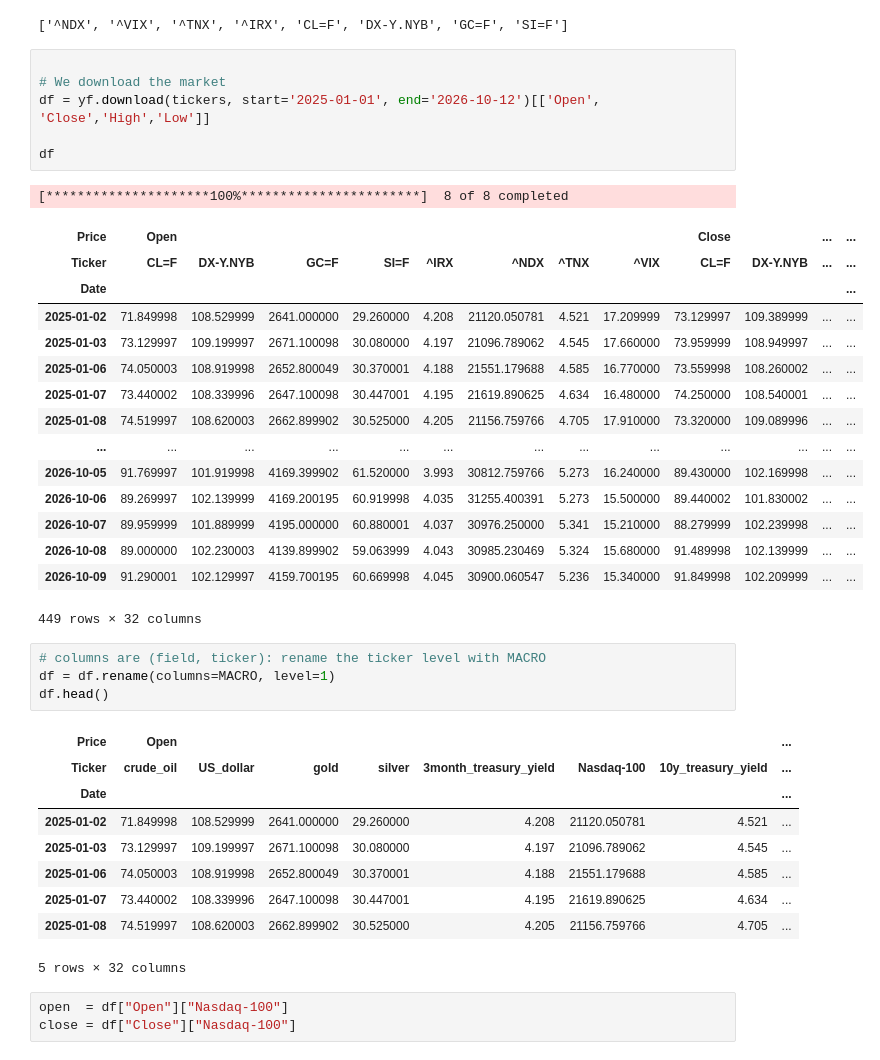
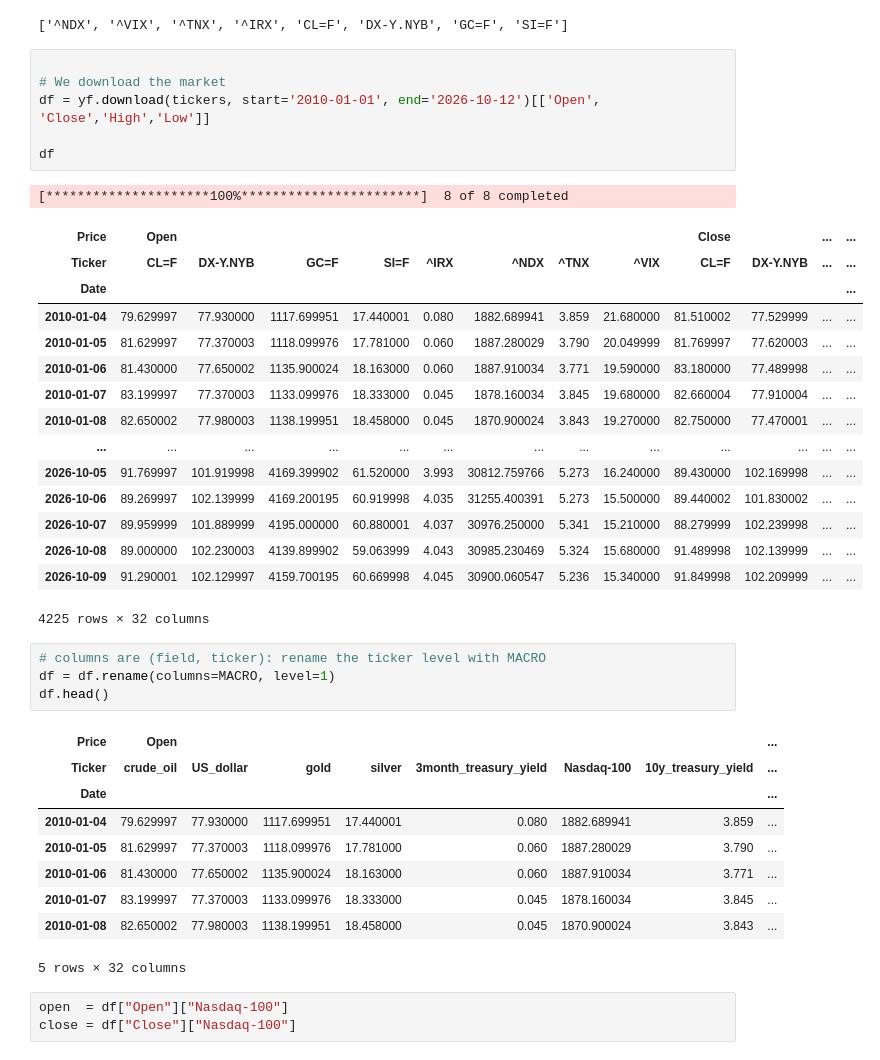
Before and after one commit to SamuAP19/NASDAQ_Prediction-Project, a Jupyter notebook: Df_cleaning.ipynb, the cells around one changed output. Saved outputs shown, nothing was run; the diff lists cells and outputs as text.

```diff
--- a/Df_cleaning.ipynb
+++ b/Df_cleaning.ipynb
@@ -21,26 +21,26 @@ print(tickers)
 # %%
 
 # We download the market
-df = yf.download(tickers, start='2025-01-01', end='2026-10-12')[['Open', 'Close','High','Low']]
+df = yf.download(tickers, start='2010-01-01', end='2026-10-12')[['Open', 'Close','High','Low']]
 
 df
 # %% [output]
 [*********************100%***********************]  8 of 8 completed
 | Price | Open |  |  |  |  |  |  |  | Close |  | ... | ... |
 | Ticker | CL=F | DX-Y.NYB | GC=F | SI=F | ^IRX | ^NDX | ^TNX | ^VIX | CL=F | DX-Y.NYB | ... | ... |
 | Date |  |  |  |  |  |  |  |  |  |  |  | ... |
-| 2025-01-02 | 71.849998 | 108.529999 | 2641.000000 | 29.260000 | 4.208 | 21120.050781 | 4.521 | 17.209999 | 73.129997 | 109.389999 | ... | ... |
-| 2025-01-03 | 73.129997 | 109.199997 | 2671.100098 | 30.080000 | 4.197 | 21096.789062 | 4.545 | 17.660000 | 73.959999 | 108.949997 | ... | ... |
-| 2025-01-06 | 74.050003 | 108.919998 | 2652.800049 | 30.370001 | 4.188 | 21551.179688 | 4.585 | 16.770000 | 73.559998 | 108.260002 | ... | ... |
-| 2025-01-07 | 73.440002 | 108.339996 | 2647.100098 | 30.447001 | 4.195 | 21619.890625 | 4.634 | 16.480000 | 74.250000 | 108.540001 | ... | ... |
-| 2025-01-08 | 74.519997 | 108.620003 | 2662.899902 | 30.525000 | 4.205 | 21156.759766 | 4.705 | 17.910000 | 73.320000 | 109.089996 | ... | ... |
+| 2010-01-04 | 79.629997 | 77.930000 | 1117.699951 | 17.440001 | 0.080 | 1882.689941 | 3.859 | 21.680000 | 81.510002 | 77.529999 | ... | ... |
+| 2010-01-05 | 81.629997 | 77.370003 | 1118.099976 | 17.781000 | 0.060 | 1887.280029 | 3.790 | 20.049999 | 81.769997 | 77.620003 | ... | ... |
+| 2010-01-06 | 81.430000 | 77.650002 | 1135.900024 | 18.163000 | 0.060 | 1887.910034 | 3.771 | 19.590000 | 83.180000 | 77.489998 | ... | ... |
+| 2010-01-07 | 83.199997 | 77.370003 | 1133.099976 | 18.333000 | 0.045 | 1878.160034 | 3.845 | 19.680000 | 82.660004 | 77.910004 | ... | ... |
+| 2010-01-08 | 82.650002 | 77.980003 | 1138.199951 | 18.458000 | 0.045 | 1870.900024 | 3.843 | 19.270000 | 82.750000 | 77.470001 | ... | ... |
 | ... | ... | ... | ... | ... | ... | ... | ... | ... | ... | ... | ... | ... |
 | 2026-10-05 | 91.769997 | 101.919998 | 4169.399902 | 61.520000 | 3.993 | 30812.759766 | 5.273 | 16.240000 | 89.430000 | 102.169998 | ... | ... |
 | 2026-10-06 | 89.269997 | 102.139999 | 4169.200195 | 60.919998 | 4.035 | 31255.400391 | 5.273 | 15.500000 | 89.440002 | 101.830002 | ... | ... |
 | 2026-10-07 | 89.959999 | 101.889999 | 4195.000000 | 60.880001 | 4.037 | 30976.250000 | 5.341 | 15.210000 | 88.279999 | 102.239998 | ... | ... |
 | 2026-10-08 | 89.000000 | 102.230003 | 4139.899902 | 59.063999 | 4.043 | 30985.230469 | 5.324 | 15.680000 | 91.489998 | 102.139999 | ... | ... |
 | 2026-10-09 | 91.290001 | 102.129997 | 4159.700195 | 60.669998 | 4.045 | 30900.060547 | 5.236 | 15.340000 | 91.849998 | 102.209999 | ... | ... |
-449 rows × 32 columns
+4225 rows × 32 columns
 # %%
 # columns are (field, ticker): rename the ticker level with MACRO
 df = df.rename(columns=MACRO, level=1)
@@ -49,11 +49,11 @@ df.head()
 | Price | Open |  |  |  |  |  |  | ... |
 | Ticker | crude_oil | US_dollar | gold | silver | 3month_treasury_yield | Nasdaq-100 | 10y_treasury_yield | ... |
 | Date |  |  |  |  |  |  |  | ... |
-| 2025-01-02 | 71.849998 | 108.529999 | 2641.000000 | 29.260000 | 4.208 | 21120.050781 | 4.521 | ... |
-| 2025-01-03 | 73.129997 | 109.199997 | 2671.100098 | 30.080000 | 4.197 | 21096.789062 | 4.545 | ... |
-| 2025-01-06 | 74.050003 | 108.919998 | 2652.800049 | 30.370001 | 4.188 | 21551.179688 | 4.585 | ... |
-| 2025-01-07 | 73.440002 | 108.339996 | 2647.100098 | 30.447001 | 4.195 | 21619.890625 | 4.634 | ... |
-| 2025-01-08 | 74.519997 | 108.620003 | 2662.899902 | 30.525000 | 4.205 | 21156.759766 | 4.705 | ... |
+| 2010-01-04 | 79.629997 | 77.930000 | 1117.699951 | 17.440001 | 0.080 | 1882.689941 | 3.859 | ... |
+| 2010-01-05 | 81.629997 | 77.370003 | 1118.099976 | 17.781000 | 0.060 | 1887.280029 | 3.790 | ... |
+| 2010-01-06 | 81.430000 | 77.650002 | 1135.900024 | 18.163000 | 0.060 | 1887.910034 | 3.771 | ... |
+| 2010-01-07 | 83.199997 | 77.370003 | 1133.099976 | 18.333000 | 0.045 | 1878.160034 | 3.845 | ... |
+| 2010-01-08 | 82.650002 | 77.980003 | 1138.199951 | 18.458000 | 0.045 | 1870.900024 | 3.843 | ... |
 5 rows × 32 columns
 # %%
 open  = df["Open"]["Nasdaq-100"]
```
Also changed, not shown: 4 other files.
